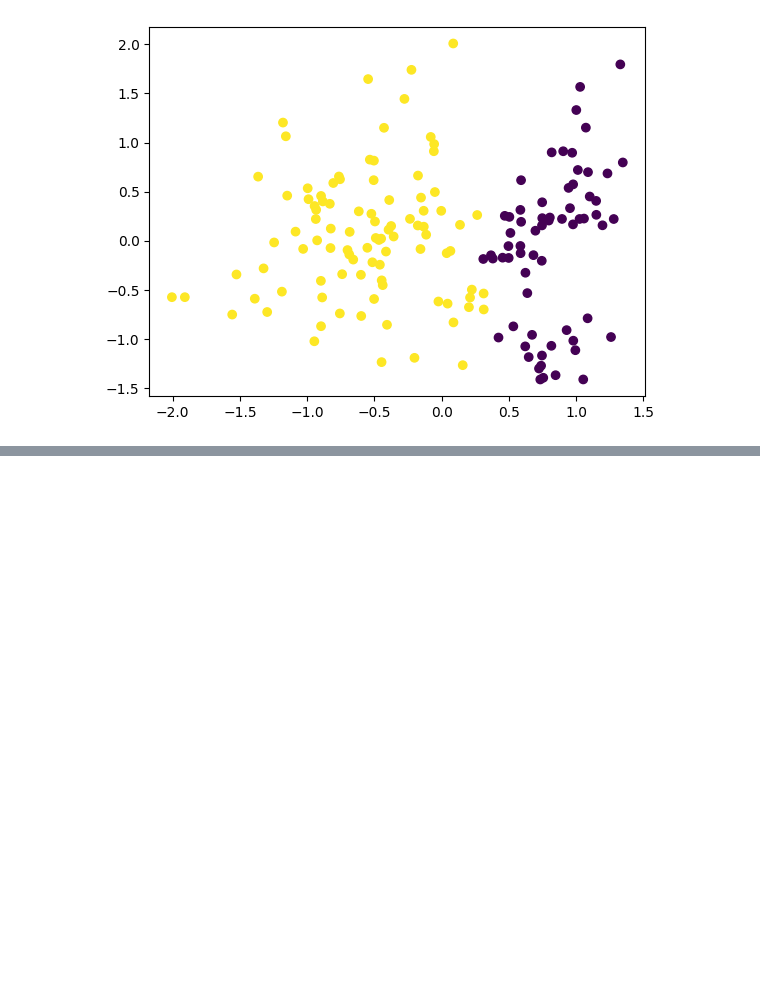
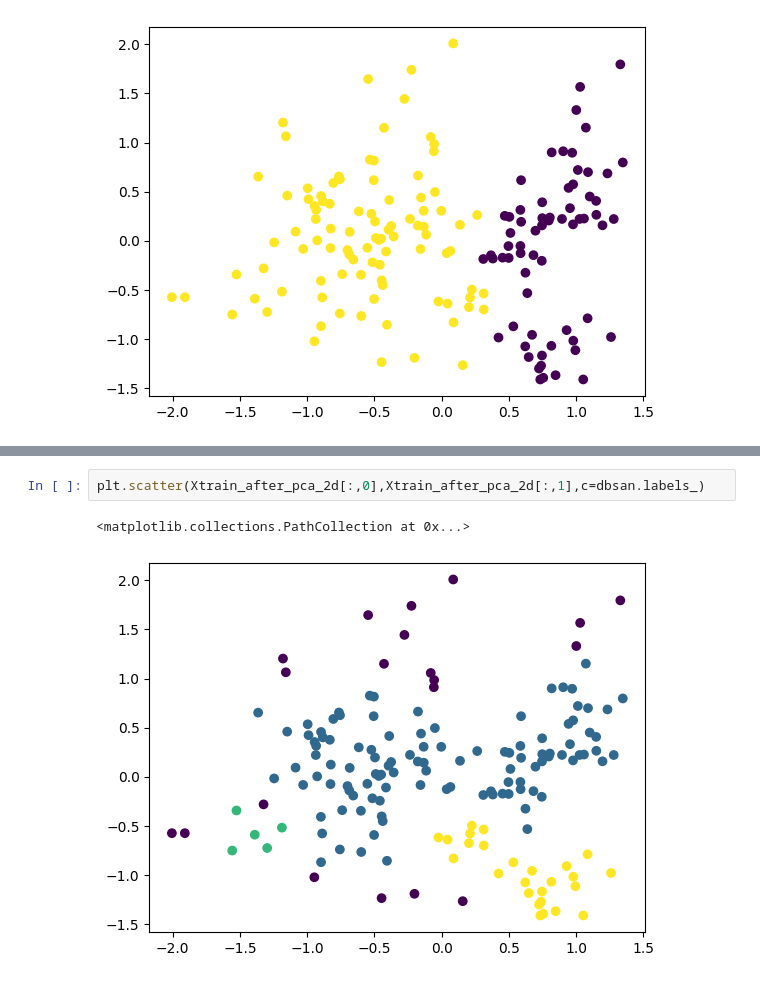
Before and after one commit to VIKRANTKOLSE/Compute-taskss-repo, a Jupyter notebook: Task_2.ipynb, the cells around one changed output, grey strips where cells are left out. Cells and saved outputs as stored; diff of their text form; blank space fills up the shorter version.

```diff
--- a/Task_2.ipynb
+++ b/Task_2.ipynb
@@ -284,0 +355,5 @@ plt.scatter(Xtrain_after_pca_2d[:,0],Xtrain_after_pca_2d[:,1],c=cluster.labels_)
+# %%
+plt.scatter(Xtrain_after_pca_2d[:,0],Xtrain_after_pca_2d[:,1],c=dbsan.labels_)
+# %% [output]
+<matplotlib.collections.PathCollection at 0x...>
+[figure, added]
```
Also changed, not shown: parts of 13 cells of this notebook.
